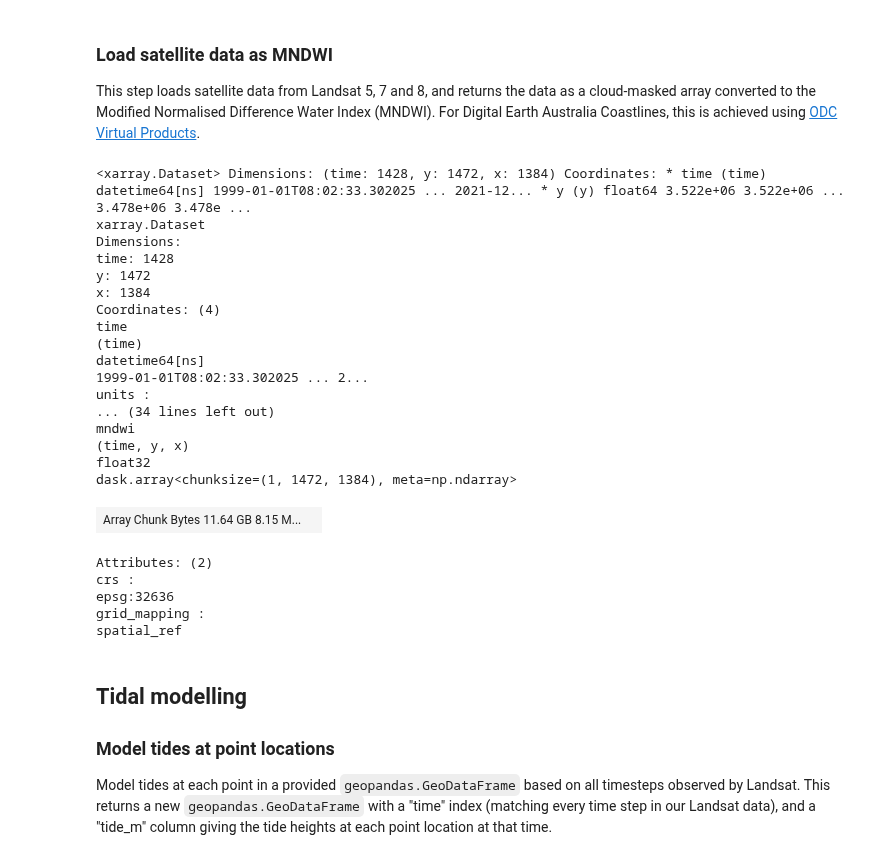
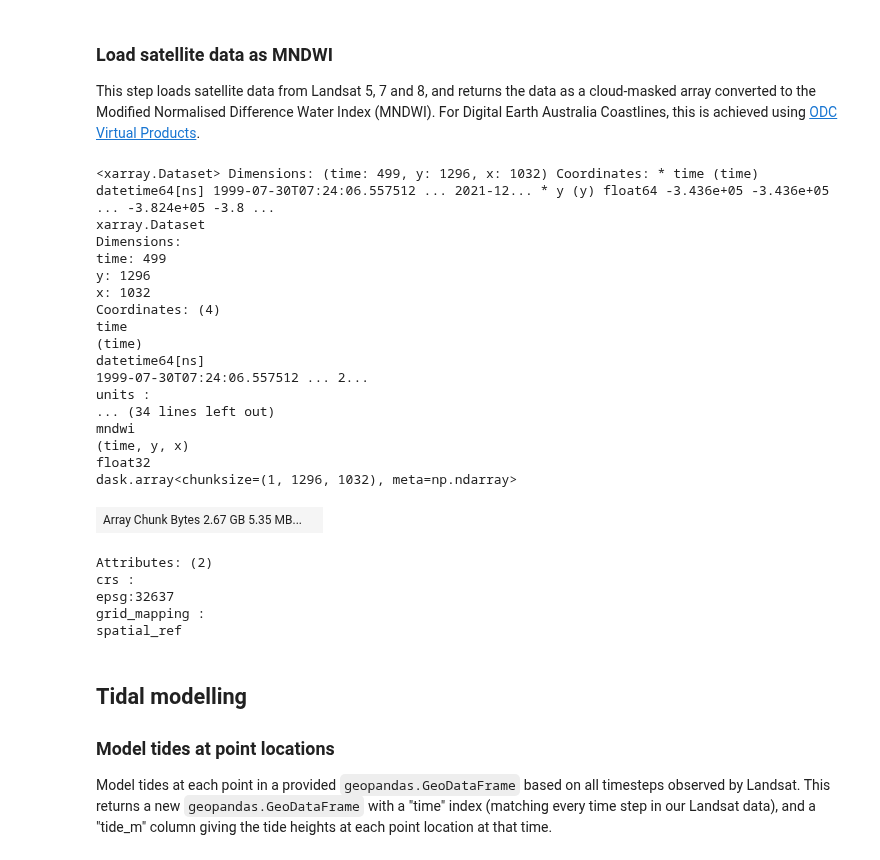
Before and after one commit to GeoscienceAustralia/dea-coastlines, a Jupyter notebook: notebooks/DEAfricaCoastlines_generation_raster.ipynb, the cells around one changed output. Cells and saved outputs as stored; diff of their text form; code cells hidden in the pictures.

```diff
--- a/notebooks/DEAfricaCoastlines_generation_raster.ipynb
+++ b/notebooks/DEAfricaCoastlines_generation_raster.ipynb
@@ -57,11 +57,11 @@ client = create_local_dask_cluster(return_client=True)
 # %% [markdown]
 ### Set analysis parameters
 # %%
-study_area = 910
+study_area = 1202
 raster_version = 'testing'
 
 # Load analysis params from config file
-config = dea_coastlines.raster.load_config(
+config = deafrica_coastlines.raster.load_config(
     config_path='configs/deafrica_coastlines_config.yaml')
 # %% [markdown]
 ### Load supplementary data
@@ -98,34 +98,34 @@ For Digital Earth Australia Coastlines, this is achieved using [ODC Virtual Prod
 # %%
 # Load MNDWI virtual product
 product_name = 'ls_sr_st'
-ds = dea_coastlines.raster.load_water_index(
+ds = deafrica_coastlines.raster.load_water_index(
     dc,
     query,
     yaml_path=config['Virtual product']['virtual_product_path'],
     product_name=config['Virtual product']['virtual_product_name'])
 ds
 # %% [output]
-<xarray.Dataset> Dimensions: (time: 1428, y: 1472, x: 1384) Coordinates: * time (time) datetime64[ns] 1999-01-01T08:02:33.302025 ... 2021-12... * y (y) float64 3.522e+06 3.522e+06 ... 3.478e+06 3.478e ...
+<xarray.Dataset> Dimensions: (time: 499, y: 1296, x: 1032) Coordinates: * time (time) datetime64[ns] 1999-07-30T07:24:06.557512 ... 2021-12... * y (y) float64 -3.436e+05 -3.436e+05 ... -3.824e+05 -3.8 ...
 xarray.Dataset
 Dimensions:
-time: 1428
-y: 1472
-x: 1384
+time: 499
+y: 1296
+x: 1032
 Coordinates: (4)
 time
 (time)
 datetime64[ns]
-1999-01-01T08:02:33.302025 ... 2...
+1999-07-30T07:24:06.557512 ... 2...
 units :
 ... (34 lines left out)
 mndwi
 (time, y, x)
 float32
-dask.array<chunksize=(1, 1472, 1384), meta=np.ndarray>
+dask.array<chunksize=(1, 1296, 1032), meta=np.ndarray>
-| Array Chunk Bytes 11.64 GB 8.15 M... |  |
+| Array Chunk Bytes 2.67 GB 5.35 MB... |  |
 Attributes: (2)
 crs :
-epsg:32636
+epsg:32637
 grid_mapping :
 spatial_ref
 # %% [markdown]
```
Also changed, not shown: parts of 6 cells of this notebook, 9 other files.
